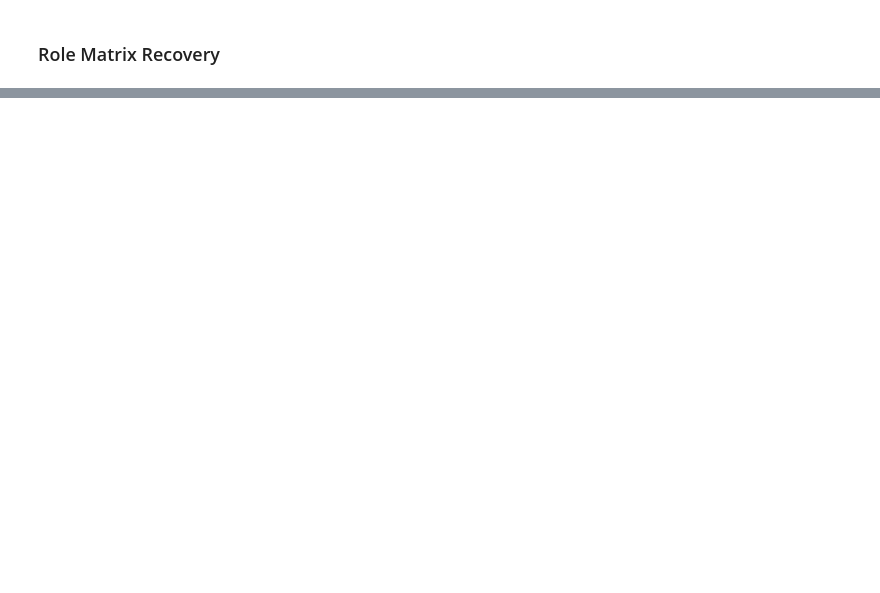
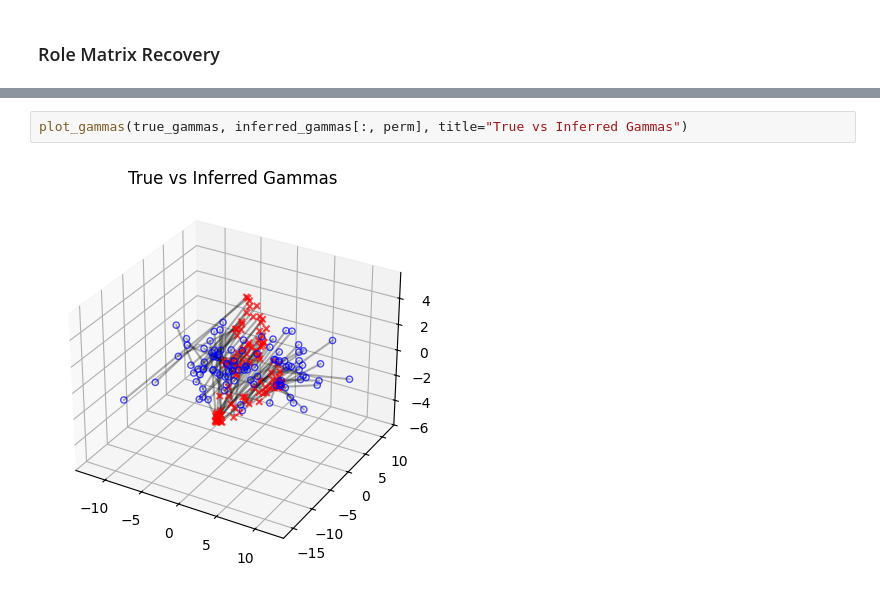
Before and after one commit to LaosAntreas/dMMSB, a Jupyter notebook: examples/static.ipynb, the cells around one changed output, grey strips where cells are left out. Saved outputs shown, nothing was run; the diff lists cells and outputs as text; blank space fills up the shorter version.

```diff
--- a/examples/static.ipynb
+++ b/examples/static.ipynb
@@ -102,0 +107,4 @@ plot_roles(true_roles, inferred_roles[:, perm], title=f"True vs Inferred | L1 Lo
+# %%
+plot_gammas(true_gammas, inferred_gammas[:, perm], title="True vs Inferred Gammas")
+# %% [output]
+[figure, added]
```
Also changed, not shown: parts of 7 cells of this notebook, 2 other files.
